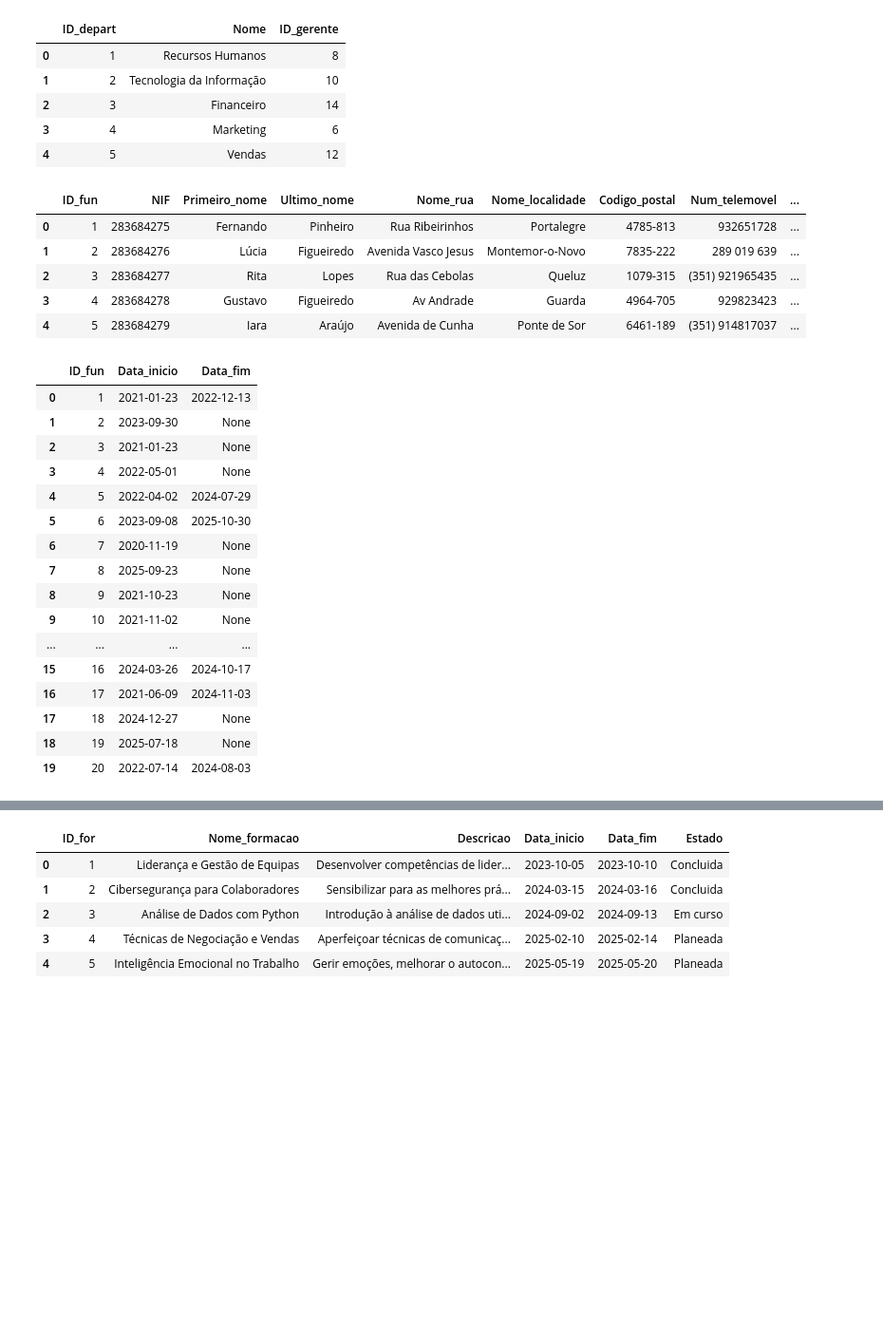
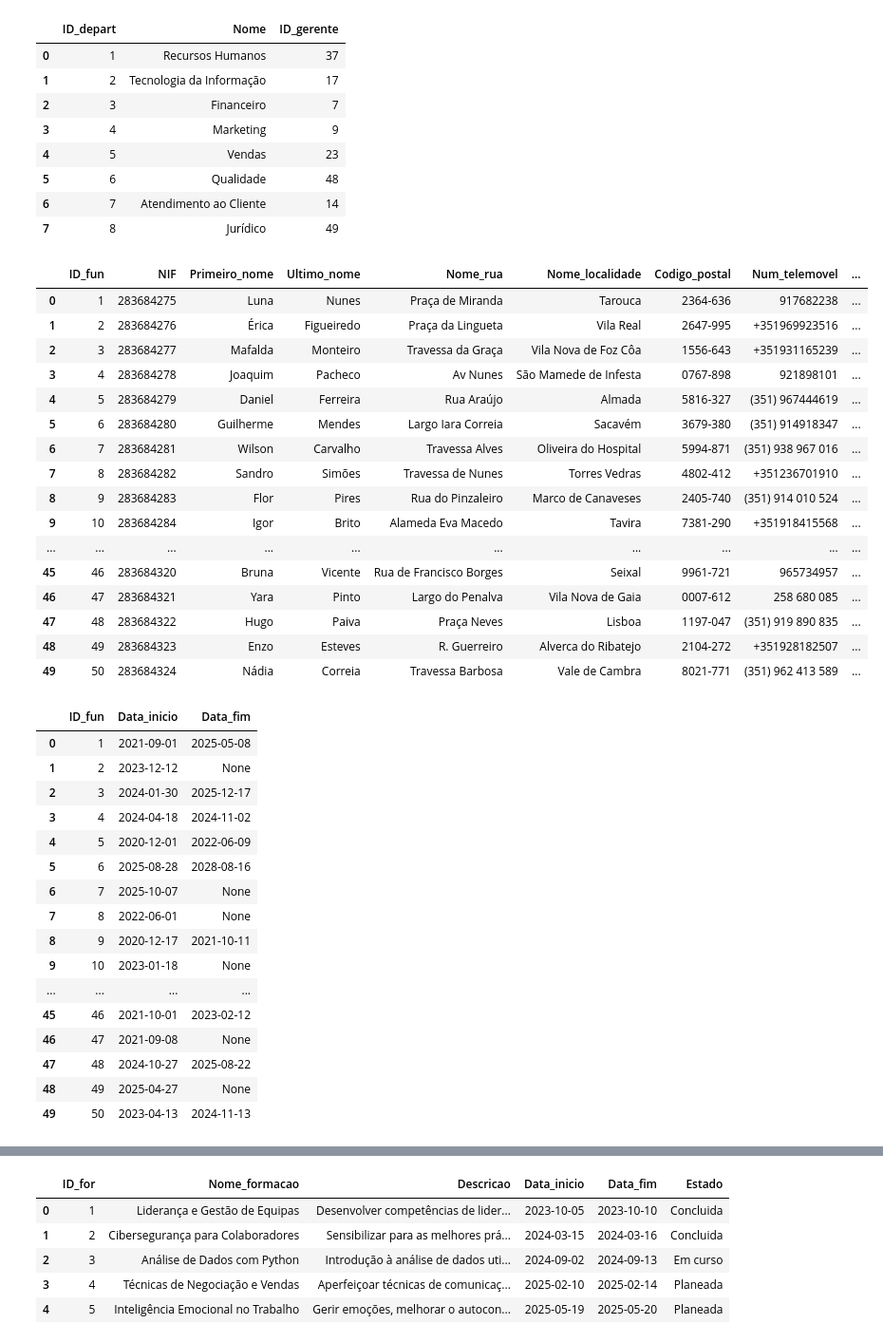
Before and after one commit to DiogoGasGas/projeto_bd, a Jupyter notebook: inserir_dados.ipynb, the cells around one changed output, grey strips where cells are left out. Shown at 95% size. Drawn from its saved outputs; the diff is of its cells as text; code cells hidden in the pictures; blank space fills up the shorter version.

```diff
--- a/inserir_dados.ipynb
+++ b/inserir_dados.ipynb
@@ -9,8 +9,8 @@ from datetime import date, timedelta
 # Inicializar o Faker para dados em Português
 faker = Faker('pt_PT')
 # %%
-Departamentos = ["Recursos Humanos", "Tecnologia da Informação", "Financeiro", "Marketing", "Vendas"]
-Cargos = ["Analista", "Desenvolvedor", "Gerente", "Coordenador", "Assistente"]
+Departamentos = ["Recursos Humanos", "Tecnologia da Informação", "Financeiro", "Marketing", "Vendas", "Qualidade", "Atendimento ao Cliente", "Jurídico"]
+cargos = ["Gerente de Projetos", "Analista de Dados", "Desenvolvedor de Software Sénior", "Desenvolvedor de Software Júnior", "Engenheiro de DevOps","Designer UI/UX","Analista de Sistemas","Técnico de Suporte de TI","Analista de Recursos Humanos", "Especialista em Recrutamento", "Gerente de Marketing", "Especialista em Marketing Digital", "Analista de Mídia Social","Redator (Copywriter)","Gerente de Vendas","Executivo de Contas","Representante de Vendas Interno","Analista Financeiro","Contador","Gerente Financeiro","Analista de Qualidade","Inspetor de Qualidade","Agente de Atendimento ao Cliente","Supervisor de Atendimento ao Cliente",  "Especialista em Sucesso do Cliente",  "Advogado Corporativo","Assistente Jurídico","Assistente Administrativo","Recepcionista","Diretor de Operações (COO)"]
 # %%
 def criar_departamentos():
     lista_departamentos = []
@@ -22,7 +22,7 @@ def criar_departamentos():
         })
     return pd.DataFrame(lista_departamentos)
 # %%
-def criar_funcionarios(n=20):
+def criar_funcionarios(n=50):
     lista_funcionarios = []
     for i in range(1, n + 1):
         lista_funcionarios.append({
@@ -48,20 +48,34 @@ Departamentos["ID_gerente"] = [np.random.randint(1, len(Funcionarios) + 1) for i
 Departamentos
 # %% [output]
 |  | ID_depart | Nome | ID_gerente |
-| 0 | 1 | Recursos Humanos | 8 |
-| 1 | 2 | Tecnologia da Informação | 10 |
-| 2 | 3 | Financeiro | 14 |
-| 3 | 4 | Marketing | 6 |
-| 4 | 5 | Vendas | 12 |
+| 0 | 1 | Recursos Humanos | 37 |
+| 1 | 2 | Tecnologia da Informação | 17 |
+| 2 | 3 | Financeiro | 7 |
+| 3 | 4 | Marketing | 9 |
+| 4 | 5 | Vendas | 23 |
+| 5 | 6 | Qualidade | 48 |
+| 6 | 7 | Atendimento ao Cliente | 14 |
+| 7 | 8 | Jurídico | 49 |
 # %%
-Funcionarios.head()
+Funcionarios
 # %% [output]
 |  | ID_fun | NIF | Primeiro_nome | Ultimo_nome | Nome_rua | Nome_localidade | Codigo_postal | Num_telemovel | ... |
-| 0 | 1 | 283684275 | Fernando | Pinheiro | Rua Ribeirinhos | Portalegre | 4785-813 | 932651728 | ... |
-| 1 | 2 | 283684276 | Lúcia | Figueiredo | Avenida Vasco Jesus | Montemor-o-Novo | 7835-222 | 289 019 639 | ... |
-| 2 | 3 | 283684277 | Rita | Lopes | Rua das Cebolas | Queluz | 1079-315 | (351) 921965435 | ... |
-| 3 | 4 | 283684278 | Gustavo | Figueiredo | Av Andrade | Guarda | 4964-705 | 929823423 | ... |
-| 4 | 5 | 283684279 | Iara | Araújo | Avenida de Cunha | Ponte de Sor | 6461-189 | (351) 914817037 | ... |
+| 0 | 1 | 283684275 | Luna | Nunes | Praça de Miranda | Tarouca | 2364-636 | 917682238 | ... |
+| 1 | 2 | 283684276 | Érica | Figueiredo | Praça da Lingueta | Vila Real | 2647-995 | +351969923516 | ... |
+| 2 | 3 | 283684277 | Mafalda | Monteiro | Travessa da Graça | Vila Nova de Foz Côa | 1556-643 | +351931165239 | ... |
+| 3 | 4 | 283684278 | Joaquim | Pacheco | Av Nunes | São Mamede de Infesta | 0767-898 | 921898101 | ... |
+| 4 | 5 | 283684279 | Daniel | Ferreira | Rua Araújo | Almada | 5816-327 | (351) 967444619 | ... |
+| 5 | 6 | 283684280 | Guilherme | Mendes | Largo Iara Correia | Sacavém | 3679-380 | (351) 914918347 | ... |
+| 6 | 7 | 283684281 | Wilson | Carvalho | Travessa Alves | Oliveira do Hospital | 5994-871 | (351) 938 967 016 | ... |
+| 7 | 8 | 283684282 | Sandro | Simões | Travessa de Nunes | Torres Vedras | 4802-412 | +351236701910 | ... |
+| 8 | 9 | 283684283 | Flor | Pires | Rua do Pinzaleiro | Marco de Canaveses | 2405-740 | (351) 914 010 524 | ... |
+| 9 | 10 | 283684284 | Igor | Brito | Alameda Eva Macedo | Tavira | 7381-290 | +351918415568 | ... |
+| ... | ... | ... | ... | ... | ... | ... | ... | ... | ... |
+| 45 | 46 | 283684320 | Bruna | Vicente | Rua de Francisco Borges | Seixal | 9961-721 | 965734957 | ... |
+| 46 | 47 | 283684321 | Yara | Pinto | Largo do Penalva | Vila Nova de Gaia | 0007-612 | 258 680 085 | ... |
+| 47 | 48 | 283684322 | Hugo | Paiva | Praça Neves | Lisboa | 1197-047 | (351) 919 890 835 | ... |
+| 48 | 49 | 283684323 | Enzo | Esteves | R. Guerreiro | Alverca do Ribatejo | 2104-272 | +351928182507 | ... |
+| 49 | 50 | 283684324 | Nádia | Correia | Travessa Barbosa | Vale de Cambra | 8021-771 | (351) 962 413 589 | ... |
 # %%
 # Adicionar os departamentos à tabela sem os ids dos gerentes
 # conn = sqlite3.connect("C:/Users/diogo/OneDrive/Documentos/FCUL/Bases de dados/projeto_bd/Tabelas_teste.db")
@@ -136,22 +150,22 @@ Remuneracoes, Salarios, Beneficios = criar_remuneracoes_salarios_beneficios(Func
 Remuneracoes
 # %% [output]
 |  | ID_fun | Data_inicio | Data_fim |
-| 0 | 1 | 2021-01-23 | 2022-12-13 |
-| 1 | 2 | 2023-09-30 | None |
-| 2 | 3 | 2021-01-23 | None |
-| 3 | 4 | 2022-05-01 | None |
-| 4 | 5 | 2022-04-02 | 2024-07-29 |
-| 5 | 6 | 2023-09-08 | 2025-10-30 |
-| 6 | 7 | 2020-11-19 | None |
-| 7 | 8 | 2025-09-23 | None |
-| 8 | 9 | 2021-10-23 | None |
-| 9 | 10 | 2021-11-02 | None |
+| 0 | 1 | 2021-09-01 | 2025-05-08 |
+| 1 | 2 | 2023-12-12 | None |
+| 2 | 3 | 2024-01-30 | 2025-12-17 |
+| 3 | 4 | 2024-04-18 | 2024-11-02 |
+| 4 | 5 | 2020-12-01 | 2022-06-09 |
+| 5 | 6 | 2025-08-28 | 2028-08-16 |
+| 6 | 7 | 2025-10-07 | None |
+| 7 | 8 | 2022-06-01 | None |
+| 8 | 9 | 2020-12-17 | 2021-10-11 |
+| 9 | 10 | 2023-01-18 | None |
 | ... | ... | ... | ... |
-| 15 | 16 | 2024-03-26 | 2024-10-17 |
-| 16 | 17 | 2021-06-09 | 2024-11-03 |
-| 17 | 18 | 2024-12-27 | None |
-| 18 | 19 | 2025-07-18 | None |
-| 19 | 20 | 2022-07-14 | 2024-08-03 |
+| 45 | 46 | 2021-10-01 | 2023-02-12 |
+| 46 | 47 | 2021-09-08 | None |
+| 47 | 48 | 2024-10-27 | 2025-08-22 |
+| 48 | 49 | 2025-04-27 | None |
+| 49 | 50 | 2023-04-13 | 2024-11-13 |
 # %%
 Salarios
 # %% [output]
```
Also changed, not shown: parts of 19 cells of this notebook.
